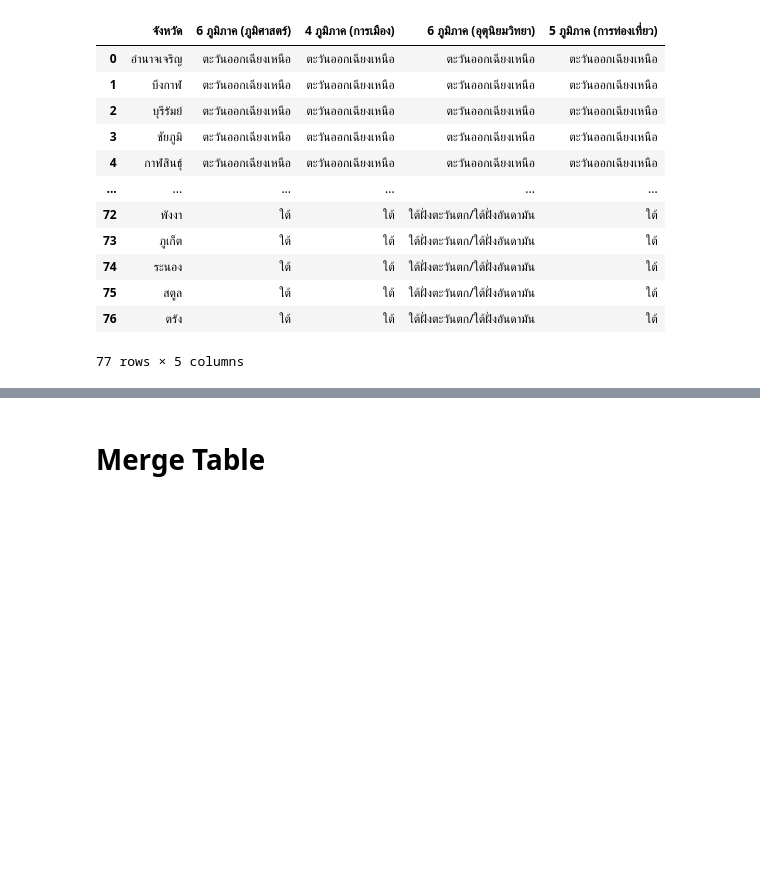
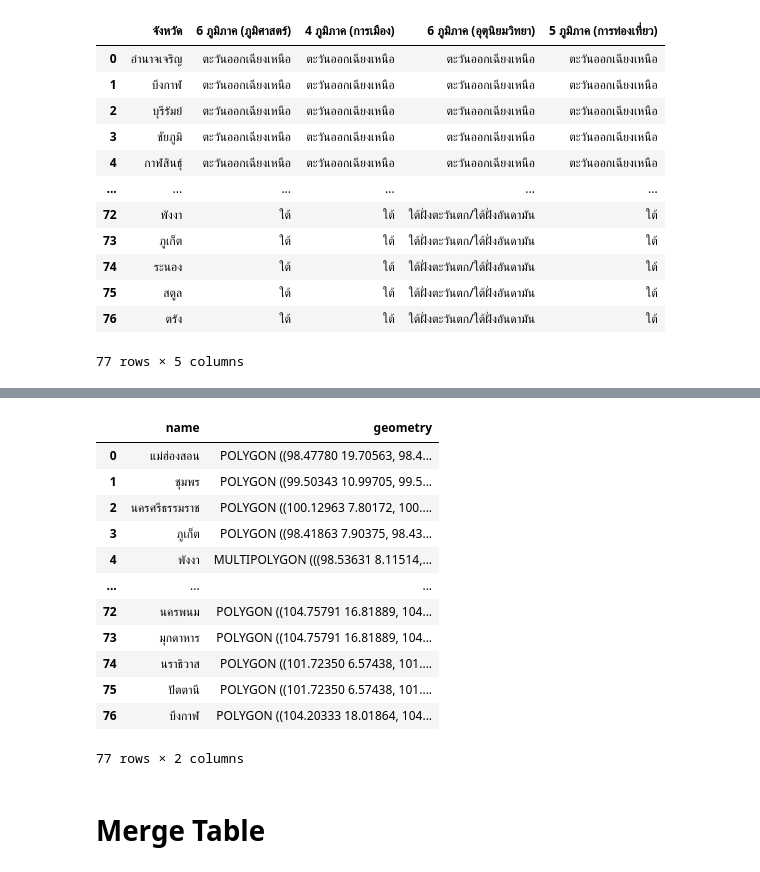
Before and after one commit to ThanikPimpiban/data_viz_2022, a Jupyter notebook: ProjectFinal.ipynb, the cells around one changed output, grey strips where cells are left out. Saved outputs shown, nothing was run; the diff lists cells and outputs as text; code cells hidden in the pictures; blank space fills up the shorter version.

```diff
--- a/ProjectFinal.ipynb
+++ b/ProjectFinal.ipynb
@@ -251,3 +413,19 @@ df_city ## แสดงข้อมูล
+# %%
+th_geojson
+# %% [output]
+|  | name | geometry |
+| 0 | แม่ฮ่องสอน | POLYGON ((98.47780 19.70563, 98.4... |
+| 1 | ชุมพร | POLYGON ((99.50343 10.99705, 99.5... |
+| 2 | นครศรีธรรมราช | POLYGON ((100.12963 7.80172, 100.... |
+| 3 | ภูเก็ต | POLYGON ((98.41863 7.90375, 98.43... |
+| 4 | พังงา | MULTIPOLYGON (((98.53631 8.11514,... |
+| ... | ... | ... |
+| 72 | นครพนม | POLYGON ((104.75791 16.81889, 104... |
+| 73 | มุกดาหาร | POLYGON ((104.75791 16.81889, 104... |
+| 74 | นราธิวาส | POLYGON ((101.72350 6.57438, 101.... |
+| 75 | ปัตตานี | POLYGON ((101.72350 6.57438, 101.... |
+| 76 | บึงกาฬ | POLYGON ((104.20333 18.01864, 104... |
+77 rows × 2 columns
 # %% [markdown]
 # Merge Table
 # %%
```
Also changed, not shown: parts of 21 cells of this notebook.
